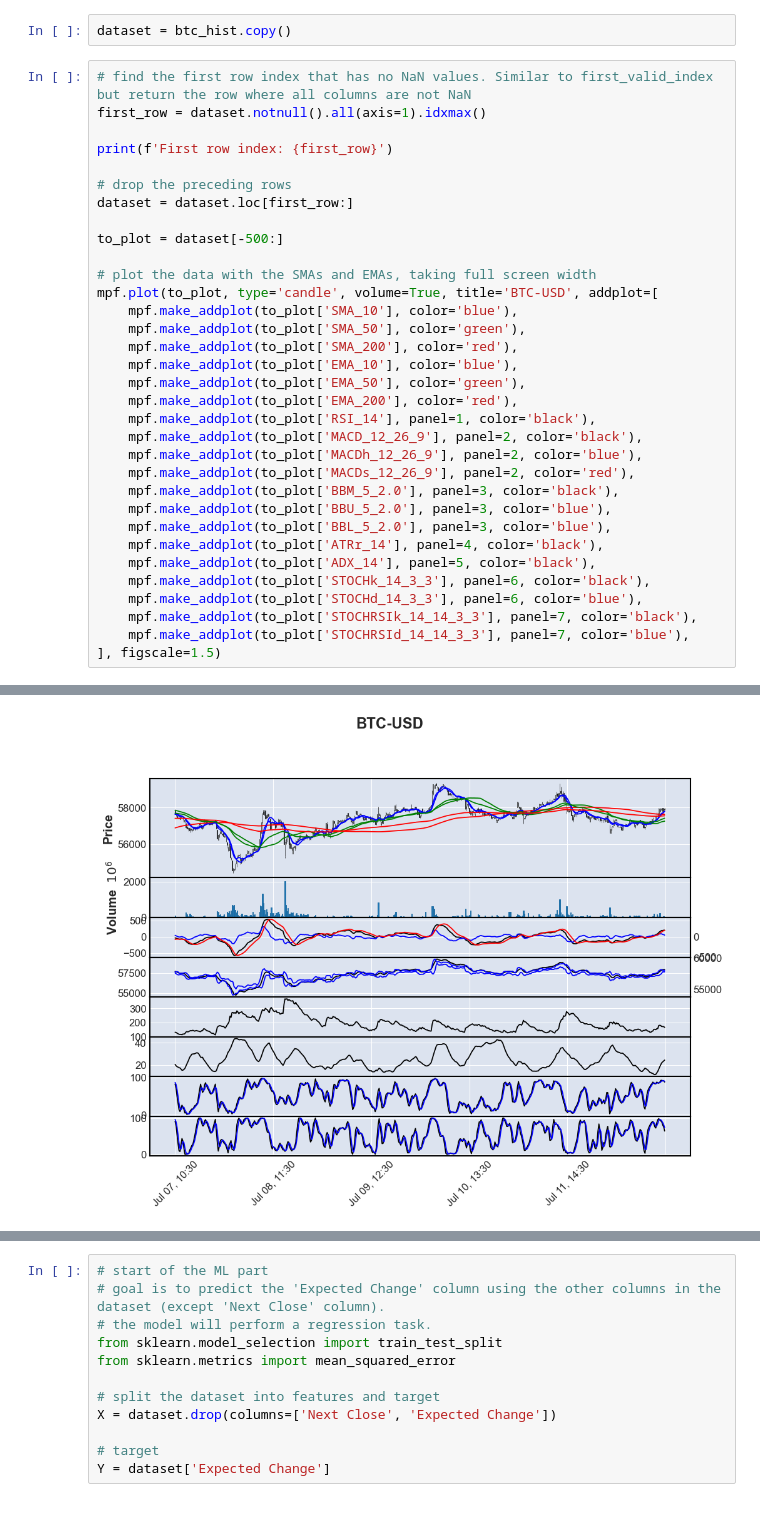
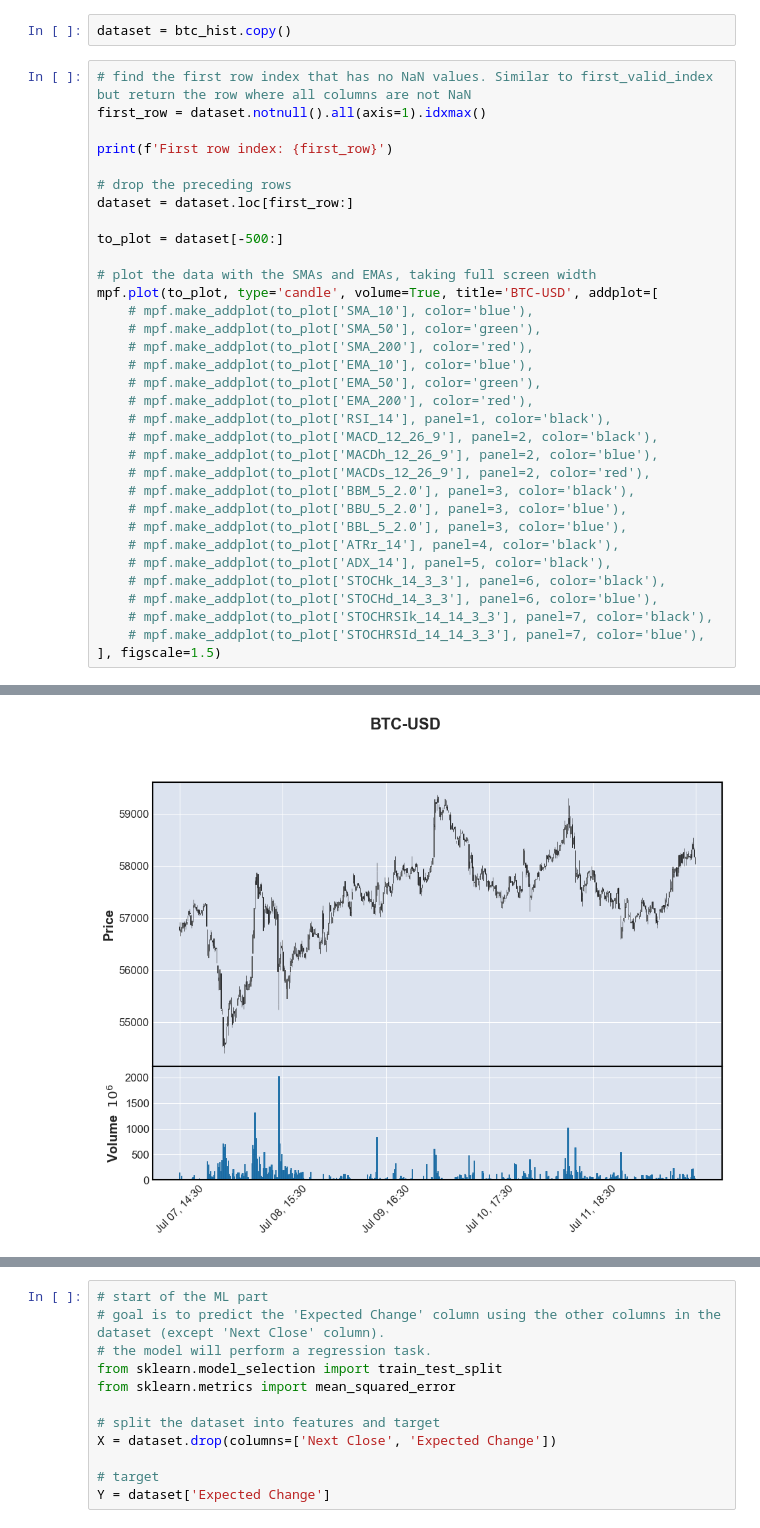
Before and after one commit to TidyMaze/finance, a Jupyter notebook: test.ipynb, the cells around one changed output, grey strips where cells are left out. Cells and saved outputs as stored; diff of their text form.

```diff
--- a/test.ipynb
+++ b/test.ipynb
@@ -99,24 +99,24 @@ to_plot = dataset[-500:]
 
 # plot the data with the SMAs and EMAs, taking full screen width
 mpf.plot(to_plot, type='candle', volume=True, title='BTC-USD', addplot=[
-    mpf.make_addplot(to_plot['SMA_10'], color='blue'),
-    mpf.make_addplot(to_plot['SMA_50'], color='green'),
-    mpf.make_addplot(to_plot['SMA_200'], color='red'),
-    mpf.make_addplot(to_plot['EMA_10'], color='blue'),
-    mpf.make_addplot(to_plot['EMA_50'], color='green'),
-    mpf.make_addplot(to_plot['EMA_200'], color='red'),
-    mpf.make_addplot(to_plot['RSI_14'], panel=1, color='black'),
-    mpf.make_addplot(to_plot['MACD_12_26_9'], panel=2, color='black'),
-    mpf.make_addplot(to_plot['MACDh_12_26_9'], panel=2, color='blue'),
-    mpf.make_addplot(to_plot['MACDs_12_26_9'], panel=2, color='red'),
-    mpf.make_addplot(to_plot['BBM_5_2.0'], panel=3, color='black'),
-    mpf.make_addplot(to_plot['BBU_5_2.0'], panel=3, color='blue'),
-    mpf.make_addplot(to_plot['BBL_5_2.0'], panel=3, color='blue'),
-    mpf.make_addplot(to_plot['ATRr_14'], panel=4, color='black'),
-    mpf.make_addplot(to_plot['ADX_14'], panel=5, color='black'),
-    mpf.make_addplot(to_plot['STOCHk_14_3_3'], panel=6, color='black'),
-    mpf.make_addplot(to_plot['STOCHd_14_3_3'], panel=6, color='blue'),
-    mpf.make_addplot(to_plot['STOCHRSIk_14_14_3_3'], panel=7, color='black'),
-    mpf.make_addplot(to_plot['STOCHRSId_14_14_3_3'], panel=7, color='blue'),
+    # mpf.make_addplot(to_plot['SMA_10'], color='blue'),
+    # mpf.make_addplot(to_plot['SMA_50'], color='green'),
+    # mpf.make_addplot(to_plot['SMA_200'], color='red'),
+    # mpf.make_addplot(to_plot['EMA_10'], color='blue'),
+    # mpf.make_addplot(to_plot['EMA_50'], color='green'),
+    # mpf.make_addplot(to_plot['EMA_200'], color='red'),
+    # mpf.make_addplot(to_plot['RSI_14'], panel=1, color='black'),
+    # mpf.make_addplot(to_plot['MACD_12_26_9'], panel=2, color='black'),
+    # mpf.make_addplot(to_plot['MACDh_12_26_9'], panel=2, color='blue'),
+    # mpf.make_addplot(to_plot['MACDs_12_26_9'], panel=2, color='red'),
+    # mpf.make_addplot(to_plot['BBM_5_2.0'], panel=3, color='black'),
+    # mpf.make_addplot(to_plot['BBU_5_2.0'], panel=3, color='blue'),
+    # mpf.make_addplot(to_plot['BBL_5_2.0'], panel=3, color='blue'),
+    # mpf.make_addplot(to_plot['ATRr_14'], panel=4, color='black'),
+    # mpf.make_addplot(to_plot['ADX_14'], panel=5, color='black'),
+    # mpf.make_addplot(to_plot['STOCHk_14_3_3'], panel=6, color='black'),
+    # mpf.make_addplot(to_plot['STOCHd_14_3_3'], panel=6, color='blue'),
+    # mpf.make_addplot(to_plot['STOCHRSIk_14_14_3_3'], panel=7, color='black'),
+    # mpf.make_addplot(to_plot['STOCHRSId_14_14_3_3'], panel=7, color='blue'),
 ], figscale=1.5)
 # %% [output]
@@ -124,4 +124,4 @@ First row index: 2024-06-14 17:00:00+00:00
-[figure, old version]
+[figure, new version]
 # %%
 dataset
 # %% [output]
```
Also changed, not shown: parts of 30 cells of this notebook.
